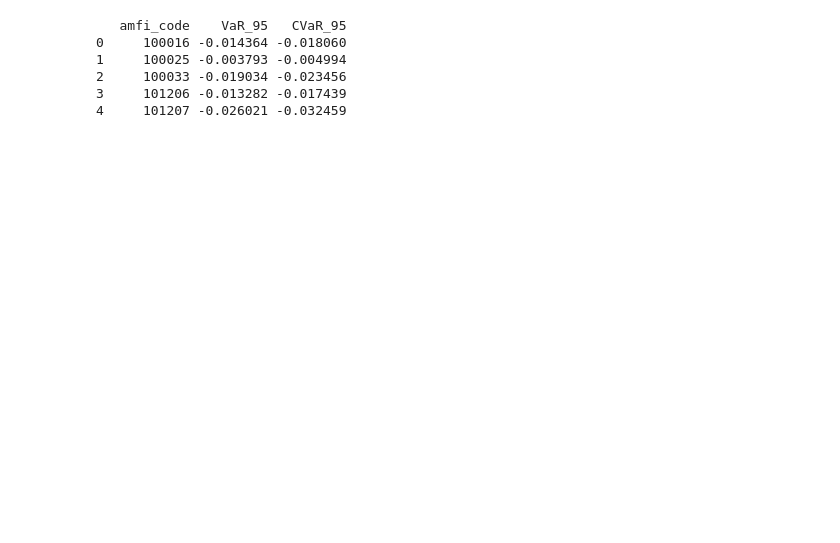
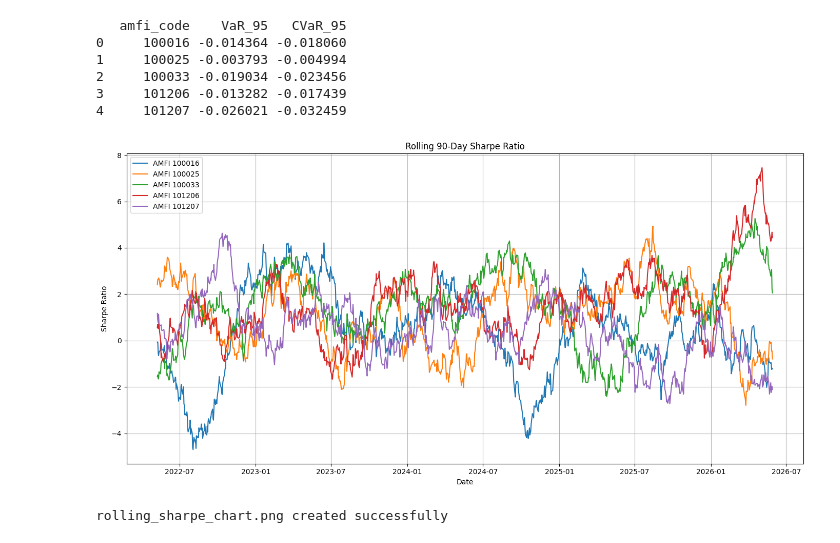
Before and after one commit to dameraSureshkumar4444/bluestock_mf_capstone, a Jupyter notebook: notebooks/05_advanced_analytics.ipynb, the cells around one changed output. Drawn from its saved outputs; the diff is of its cells as text; code cells hidden in the pictures; blank space fills up the shorter version.

```diff
--- a/notebooks/05_advanced_analytics.ipynb
+++ b/notebooks/05_advanced_analytics.ipynb
@@ -47,3 +47,63 @@ print(report.head())
 2     100033 -0.019034 -0.023456
 3     101206 -0.013282 -0.017439
 4     101207 -0.026021 -0.032459
+# %%
+import pandas as pd
+import numpy as np
+import matplotlib.pyplot as plt
+
+# Load NAV history
+df = pd.read_csv("../data/processed/02_nav_history_cleaned.csv")
+
+# Convert date
+df['date'] = pd.to_datetime(df['date'])
+
+# Sort data
+df = df.sort_values(['amfi_code', 'date'])
+
+# Calculate daily returns
+df['daily_return'] = df.groupby('amfi_code')['nav'].pct_change()
+
+# Choose 5 funds
+funds = df['amfi_code'].unique()[:5]
+
+# Create figure
+plt.figure(figsize=(14, 7))
+
+for fund in funds:
+
+    fund_df = df[df['amfi_code'] == fund].copy()
+
+    # Rolling 90-day Sharpe Ratio
+    fund_df['rolling_sharpe'] = (
+        fund_df['daily_return']
+        .rolling(window=90)
+        .mean()
+        /
+        fund_df['daily_return']
+        .rolling(window=90)
+        .std()
+    ) * np.sqrt(252)
+
+    plt.plot(
+        fund_df['date'],
+        fund_df['rolling_sharpe'],
+        label=f'AMFI {fund}'
+    )
+
+plt.title('Rolling 90-Day Sharpe Ratio')
+plt.xlabel('Date')
+plt.ylabel('Sharpe Ratio')
+plt.legend()
+plt.grid(True)
+plt.tight_layout()
+
+# Save chart
+plt.savefig("rolling_sharpe_chart.png", dpi=300)
+
+plt.show()
+
+print("rolling_sharpe_chart.png created successfully")
+# %% [output]
+[figure, added]
+rolling_sharpe_chart.png created successfully
```
Also changed, not shown: parts of 5 cells of this notebook, 5 other files.
